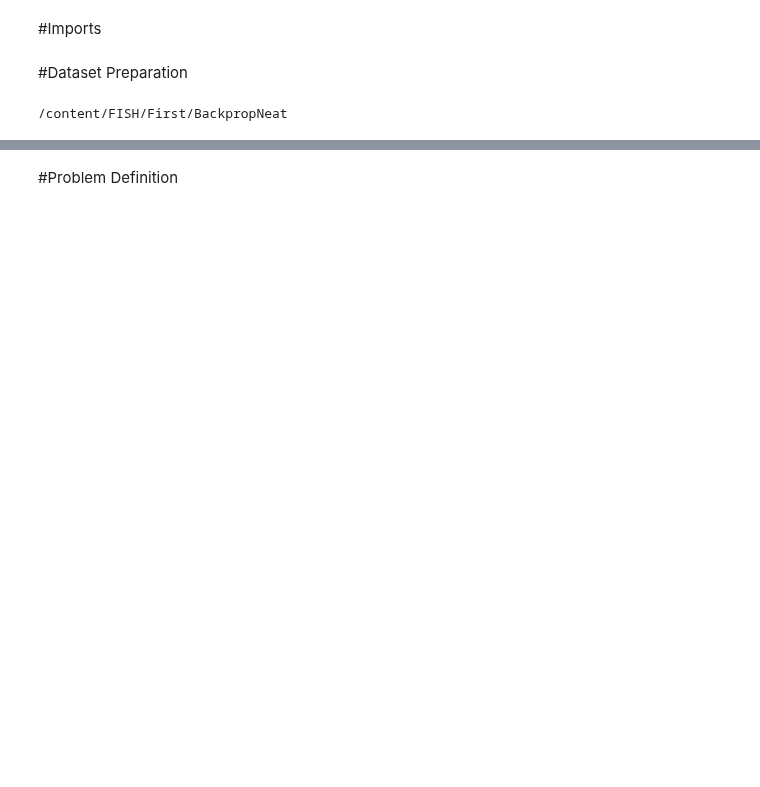
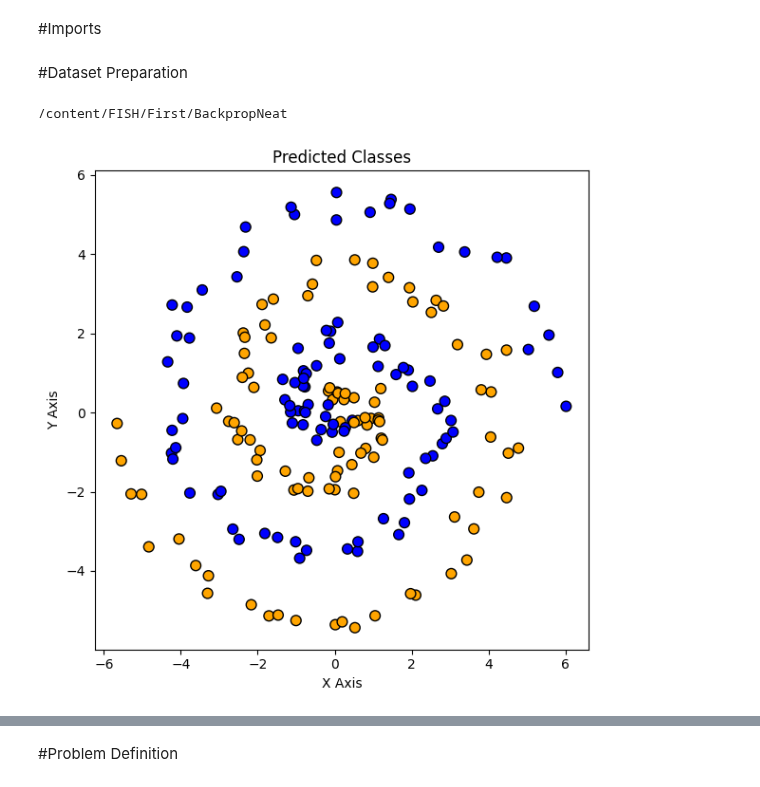
Before and after one commit to asta3002/FISH, a Jupyter notebook: First/BackpropNeat/Custom_TensorNEAT_Backprop.ipynb, the cells around one changed output, grey strips where cells are left out. Saved outputs shown, nothing was run; the diff lists cells and outputs as text; code cells hidden in the pictures; blank space fills up the shorter version.

```diff
--- a/First/BackpropNeat/Custom_TensorNEAT_Backprop.ipynb
+++ b/First/BackpropNeat/Custom_TensorNEAT_Backprop.ipynb
@@ -103,0 +97,2 @@ train_INPUTS,train_LABELS,test_INPUTS,test_LABELS = create_jnp_dataset('2D Toy D
+# %%
+spiral_train_INPUTS,spiral_train_LABELS,spiral_test_INPUTS,spiral_test_LABELS = create_jnp_dataset('2D Toy Dataset/npy datasets/spiral_dataset_npy.json')
@@ -103,0 +101,26 @@ train_INPUTS,train_LABELS,test_INPUTS,test_LABELS = create_jnp_dataset('2D Toy D
+# %%
+def plot_data(inputs, predicted_classes):
+      # Convert predictions to colors
+      pred_colors = ['orange' if c == 0 else 'blue' for c in predicted_classes]
+      # true_colors = ['orange' if c == 0 else 'blue' for c in true_labels]
+
+      # fig, axes = plt.subplots(1, 2, figsize=(12, 6))
+      fig,axes = plt.subplots(1,1,figsize=(6,6))
+      # Plot predictions
+      axes.scatter(inputs[:, 0], inputs[:, 1], c=pred_colors, edgecolors='k', s=60)
+      axes.set_title("Predicted Classes")
+      axes.set_xlabel("X Axis")
+      axes.set_ylabel("Y Axis")
+
+      # # Plot true labels
+      # axes[1].scatter(inputs[:, 0], inputs[:, 1], c=true_colors, edgecolors='k', s=60)
+      # axes[1].set_title("True Labels")
+      # axes[1].set_xlabel("X Axis")
+      # axes[1].set_ylabel("Y Axis")
+
+      plt.tight_layout()
+      plt.show()
+# %%
+plot_data(spiral_train_INPUTS,spiral_train_LABELS)
+# %% [output]
+[figure, added]
```
Also changed, not shown: parts of 26 cells of this notebook.
